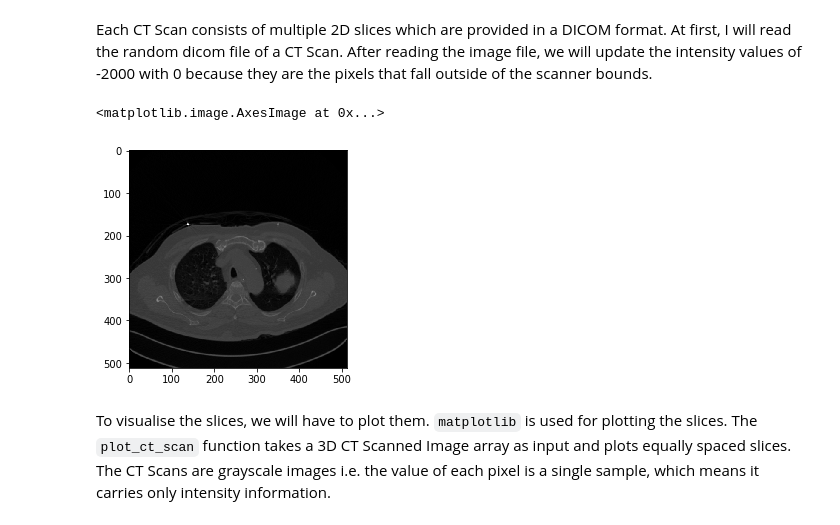
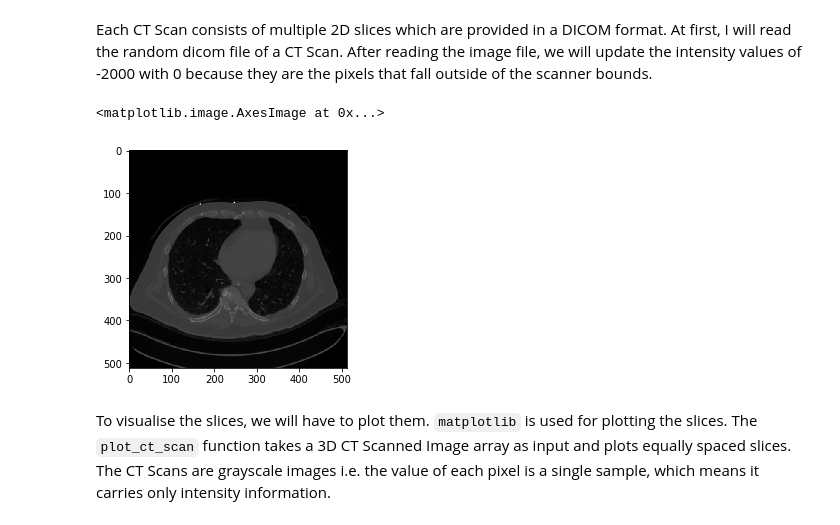
Before and after one commit to Maen1/lung_cancer_segmentation, a Jupyter notebook: dicom-preprocessing.ipynb, the cells around one changed output. Cells and saved outputs as stored; diff of their text form; code cells hidden in the pictures.

```diff
--- a/dicom-preprocessing.ipynb
+++ b/dicom-preprocessing.ipynb
@@ -49,14 +57,14 @@ IM-0009-0635.dcm
 Each CT Scan consists of multiple 2D slices which are provided in a DICOM format. At first, I will read the random dicom file of a CT Scan. After reading the image file, we will update the intensity values of -2000 with 0 because they are the pixels that fall outside of the scanner bounds.
 # %%
 # Any results you write to the current directory are saved as output.
-lung = dicom.read_file('../datasets/azm/IM-0008-0241.dcm')
+lung = dicom.read_file('../datasets/azm/IM-0009-0454.dcm')
 
 slice = lung.pixel_array
 slice[slice == -2000] = 0
 plt.imshow(slice, cmap=plt.cm.gray)
 # %% [output]
 <matplotlib.image.AxesImage at 0x...>
-[figure, old version]
+[figure, new version]
 # %%
 def read_ct_scan(folder_name):
         # Read the slices from the dicom file
```
Also changed, not shown: parts of 4 cells of this notebook.
